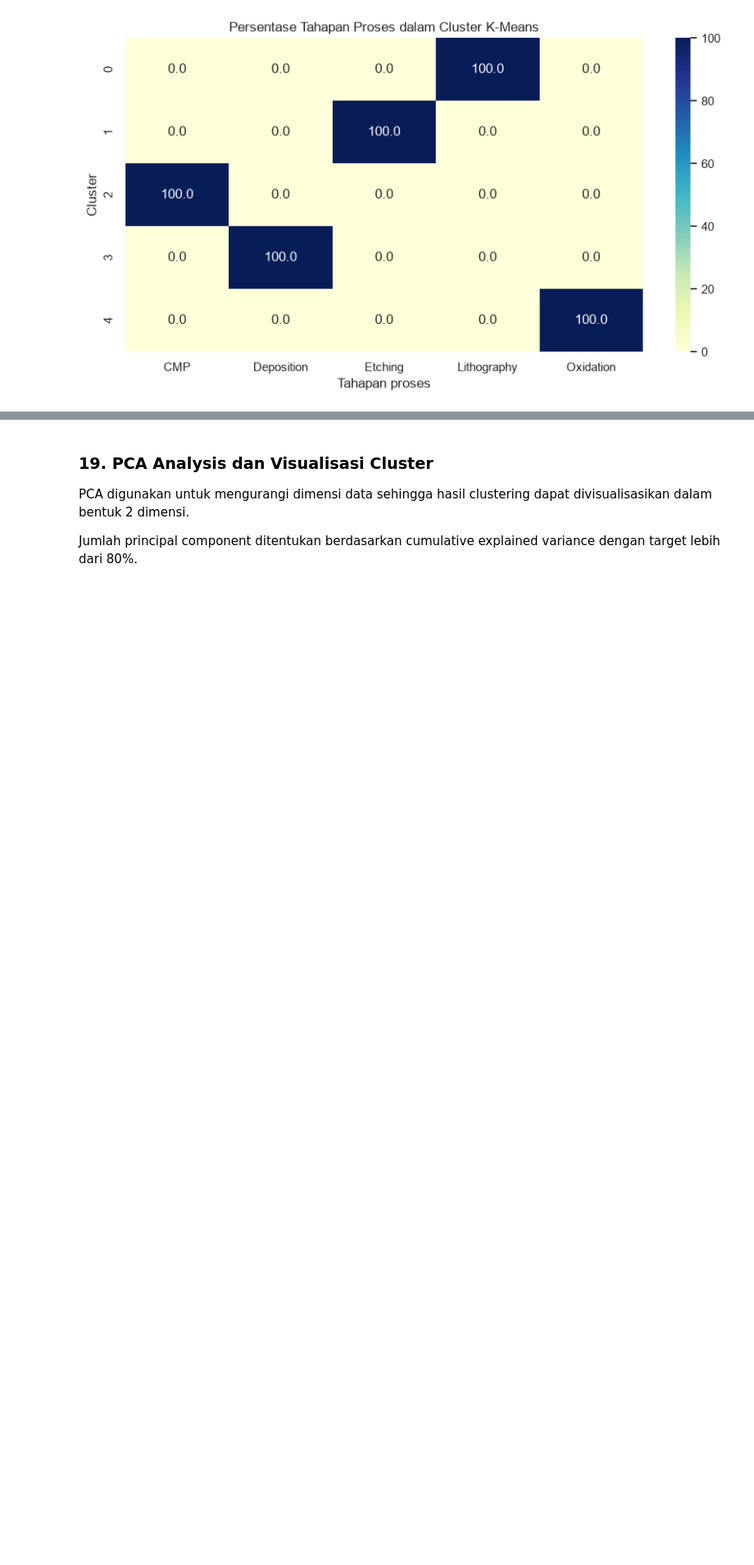
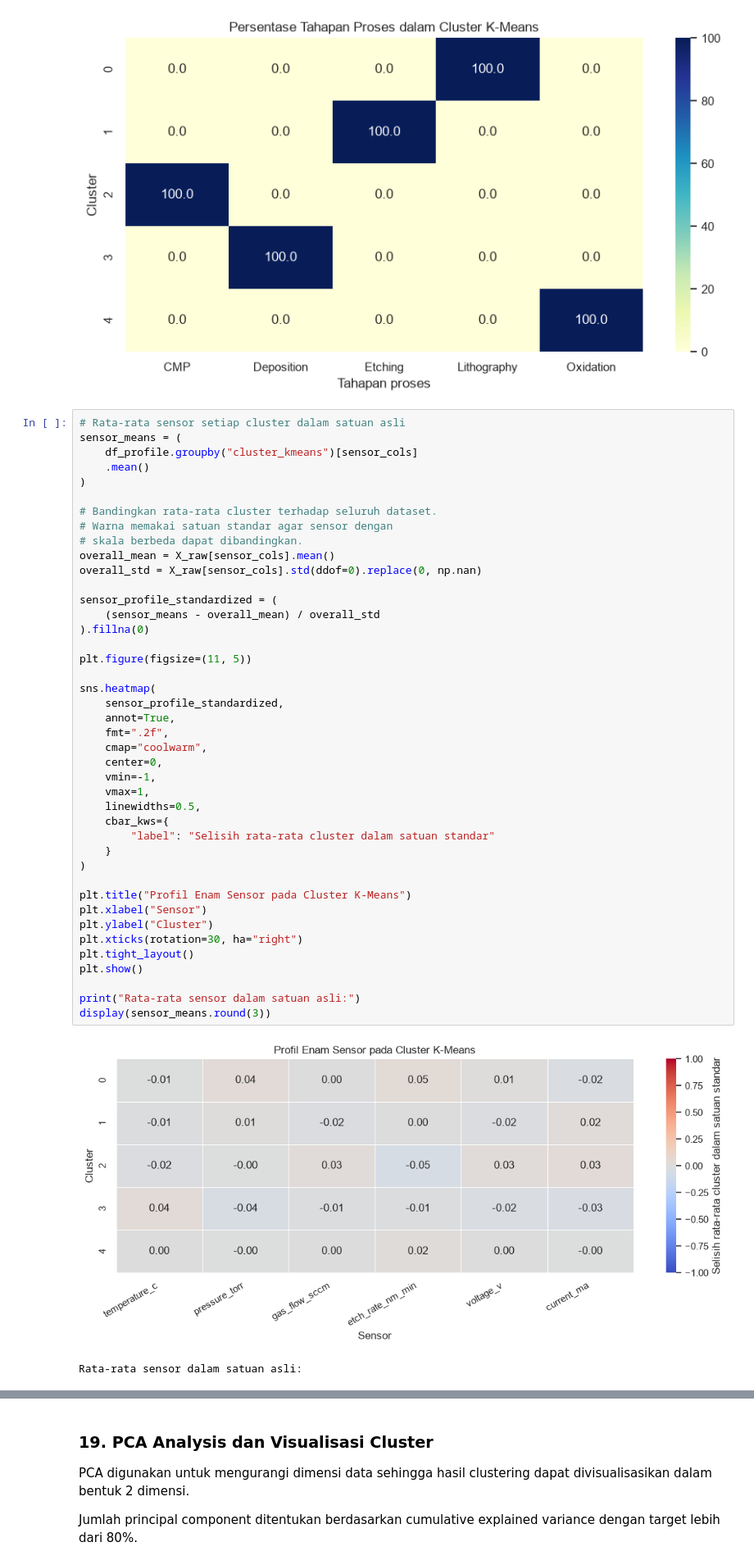
Before and after one commit to gbrlhf/wafer-defect-classification, a Jupyter notebook: notebook/unsupervised.ipynb, the cells around one changed output, grey strips where cells are left out. Shown at 82% size. Drawn from its saved outputs; the diff is of its cells as text; blank space fills up the shorter version.

Commit message:
[FEAT] Add sensor profile heatmap and multiple sample predictions

```diff
--- a/notebook/unsupervised.ipynb
+++ b/notebook/unsupervised.ipynb
@@ -725,3 +725,48 @@ Persentase tahapan proses setiap cluster:
 | 3 | 0.0 | 100.0 | 0.0 | 0.0 | 0.0 |
 | 4 | 0.0 | 0.0 | 0.0 | 0.0 | 100.0 |
 [figure]
+# %%
+# Rata-rata sensor setiap cluster dalam satuan asli
+sensor_means = (
+    df_profile.groupby("cluster_kmeans")[sensor_cols]
+    .mean()
+)
+
+# Bandingkan rata-rata cluster terhadap seluruh dataset.
+# Warna memakai satuan standar agar sensor dengan
+# skala berbeda dapat dibandingkan.
+overall_mean = X_raw[sensor_cols].mean()
+overall_std = X_raw[sensor_cols].std(ddof=0).replace(0, np.nan)
+
+sensor_profile_standardized = (
+    (sensor_means - overall_mean) / overall_std
+).fillna(0)
+
+plt.figure(figsize=(11, 5))
+
+sns.heatmap(
+    sensor_profile_standardized,
+    annot=True,
+    fmt=".2f",
+    cmap="coolwarm",
+    center=0,
+    vmin=-1,
+    vmax=1,
+    linewidths=0.5,
+    cbar_kws={
+        "label": "Selisih rata-rata cluster dalam satuan standar"
+    }
+)
+
+plt.title("Profil Enam Sensor pada Cluster K-Means")
+plt.xlabel("Sensor")
+plt.ylabel("Cluster")
+plt.xticks(rotation=30, ha="right")
+plt.tight_layout()
+plt.show()
+
+print("Rata-rata sensor dalam satuan asli:")
+display(sensor_means.round(3))
+# %% [output]
+[figure, added]
+Rata-rata sensor dalam satuan asli:
```
Also changed, not shown: parts of 5 cells of this notebook, 2 other files.
